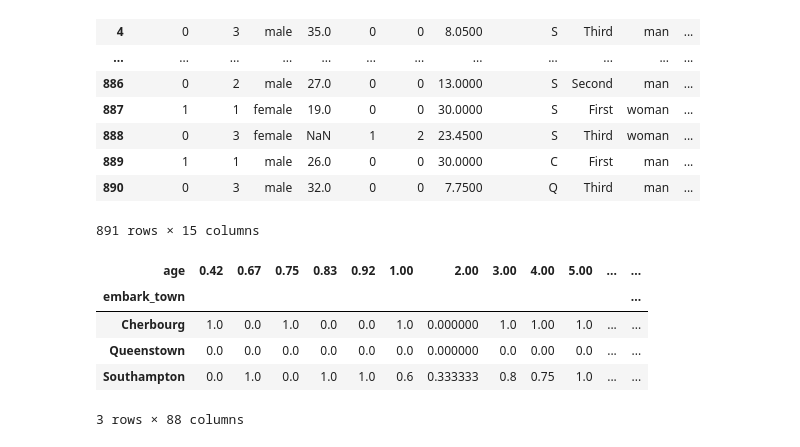
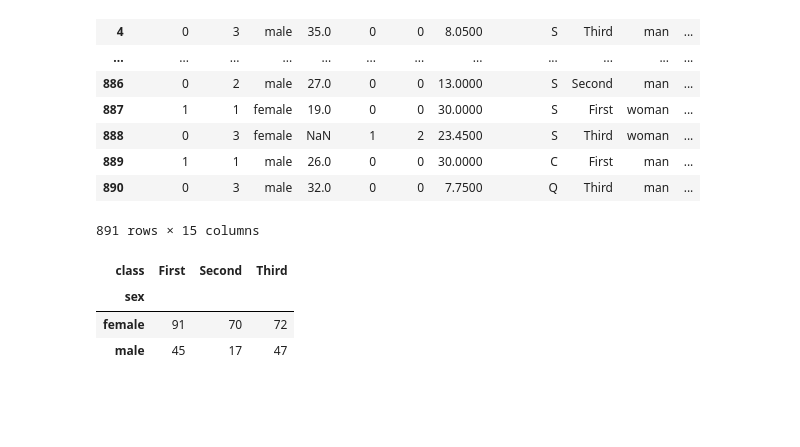
Before and after one commit to yikesbadatnames/seaborn_udemy, a Jupyter notebook: 03_heatmaps.ipynb, the cells around one changed output. Cells and saved outputs as stored; diff of their text form; code cells hidden in the pictures; blank space fills up the shorter version.

Commit message:
updated heatmap

```diff
--- a/03_heatmaps.ipynb
+++ b/03_heatmaps.ipynb
@@ -120,11 +120,10 @@ titanic
 | 890 | 0 | 3 | male | 32.0 | 0 | 0 | 7.7500 | Q | Third | man | ... |
 891 rows × 15 columns
 # %%
-titan_heatmap = pd.pivot_table(data = titanic, index="embark_town", columns = "age", values="survived").fillna(0)
+titan_heatmap = pd.pivot_table(data = titanic, index="sex", columns = "class", values="survived", aggfunc= np.sum).fillna(0)
+titan_heatmap
 # %% [output]
-| age | 0.42 | 0.67 | 0.75 | 0.83 | 0.92 | 1.00 | 2.00 | 3.00 | 4.00 | 5.00 | ... | ... |
-| embark_town |  |  |  |  |  |  |  |  |  |  |  | ... |
-| Cherbourg | 1.0 | 0.0 | 1.0 | 0.0 | 0.0 | 1.0 | 0.000000 | 1.0 | 1.00 | 1.0 | ... | ... |
-| Queenstown | 0.0 | 0.0 | 0.0 | 0.0 | 0.0 | 0.0 | 0.000000 | 0.0 | 0.00 | 0.0 | ... | ... |
-| Southampton | 0.0 | 1.0 | 0.0 | 1.0 | 1.0 | 0.6 | 0.333333 | 0.8 | 0.75 | 1.0 | ... | ... |
+| class | First | Second | Third |
+| sex |  |  |  |
+| female | 91 | 70 | 72 |
+| male | 45 | 17 | 47 |
-3 rows × 88 columns
```
Also changed, not shown: parts of 2 cells of this notebook.
